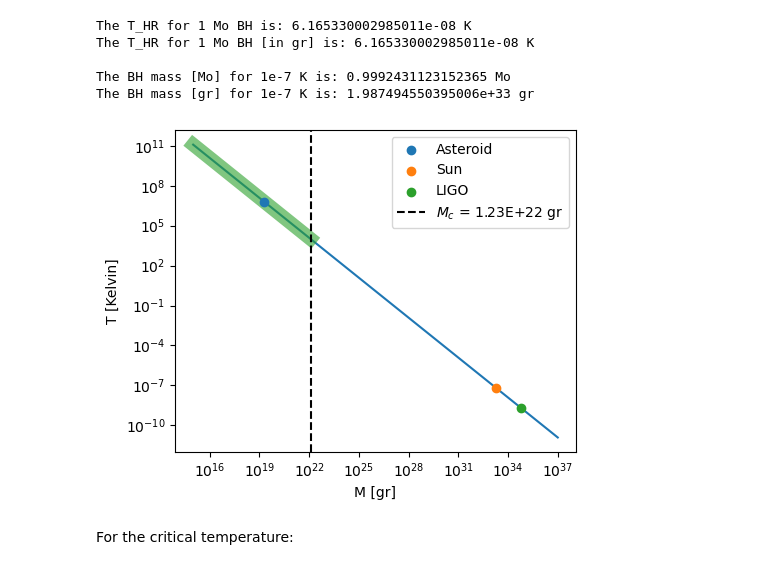
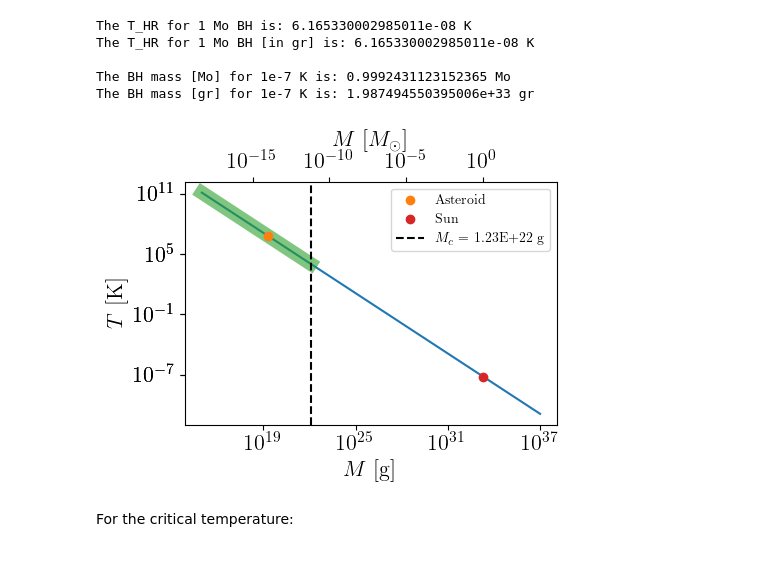
Before and after one commit to MariosNT/DCBHs_HR_PBHs, a Jupyter notebook: BlackHoleSpectrum.ipynb, the cells around one changed output. Drawn from its saved outputs; the diff is of its cells as text; code cells hidden in the pictures.

```diff
--- a/BlackHoleSpectrum.ipynb
+++ b/BlackHoleSpectrum.ipynb
@@ -59,7 +54,7 @@ The BH mass [gr] for 1e-7 K is: 1.987494550395006e+33 gr
 BH_masses = np.logspace(15, 37, 200)
 HR_temperatures = Hawking_temperature_from_mass(BH_masses, units='cgs')
 # %%
-example_masses = {"Asteroid": 1e-14, "Sun": 1, "LIGO": 30}  # Test masses in solar units
+example_masses = {"Asteroid": 1e-14, "Sun": 1, r"LIGO [$30\ M_\odot$]": 30}  # Test masses in solar units
 
 example_T = np.zeros(len(example_masses))
 
@@ -68,24 +63,35 @@ for i, items in enumerate(list(example_masses)):
 # %%
 fig = plt.figure(figsize=(5,4))
 ax1 = fig.add_subplot(1, 1, 1)
+ax2=fig.add_subplot(111, label="2", frame_on=False)
+
+colours = list(mcolors.TABLEAU_COLORS.keys())[1::2]
 
 ax1.loglog(BH_masses, HR_temperatures)
 ax1.loglog(BH_masses[HR_temperatures>1e4], HR_temperatures[HR_temperatures>1e4], ls='-',\
            c='tab:green', lw=10, alpha=0.6)
 
-for i, items in enumerate(list(example_masses)):
-    ax1.scatter(example_masses[items]*M_SOLAR_2_GRAMS, example_T[i], label=f"{items}", zorder=100)
+for i, items in enumerate(list(example_masses)[:-1]):
+    ax1.scatter(example_masses[items]*M_SOLAR_2_GRAMS, example_T[i], label=f"{items}",\
+                zorder=100, c=colours[i])
 
 mass_critical_T = BH_mass_from_Hawking_temperature(1e4, units='cgs')
-ax1.axvline(x=mass_critical_T, ls='--', c='black', label = fr'$M_c$ = {(mass_critical_T):.2E} gr')
-ax1.set_xlabel(r"M [gr]")
-ax1.set_ylabel("T [Kelvin]")
+ax1.axvline(x=mass_critical_T, ls='--', c='black', label = fr'$M_c$ = {(mass_critical_T):.2E} g')
+ax1.set_xlabel(r"$M$ [g]")
+ax1.set_ylabel(r"$T$ [K]")
+ax1.legend(fontsize=10)
 
-plt.legend(fontsize=10)
+ax2.loglog(BH_masses/M_SOLAR_2_GRAMS, HR_temperatures, ls=' ')
+ax2.xaxis.tick_top()
+ax2.set_xlabel(r"$M\ [M_\odot]$")
+ax2.xaxis.set_label_position('top')
+ax2.tick_params(axis='x')
+
 plt.tight_layout()
-plt.show()
+# plt.show()
+plt.savefig("Figures/temperature_masses.png", bbox_inches="tight")
 # %% [output]
-[figure, old version]
+[figure, new version]
 # %% [markdown]
 For the critical temperature:
 # %%
```
Also changed, not shown: parts of 59 cells of this notebook, 15 other files.
